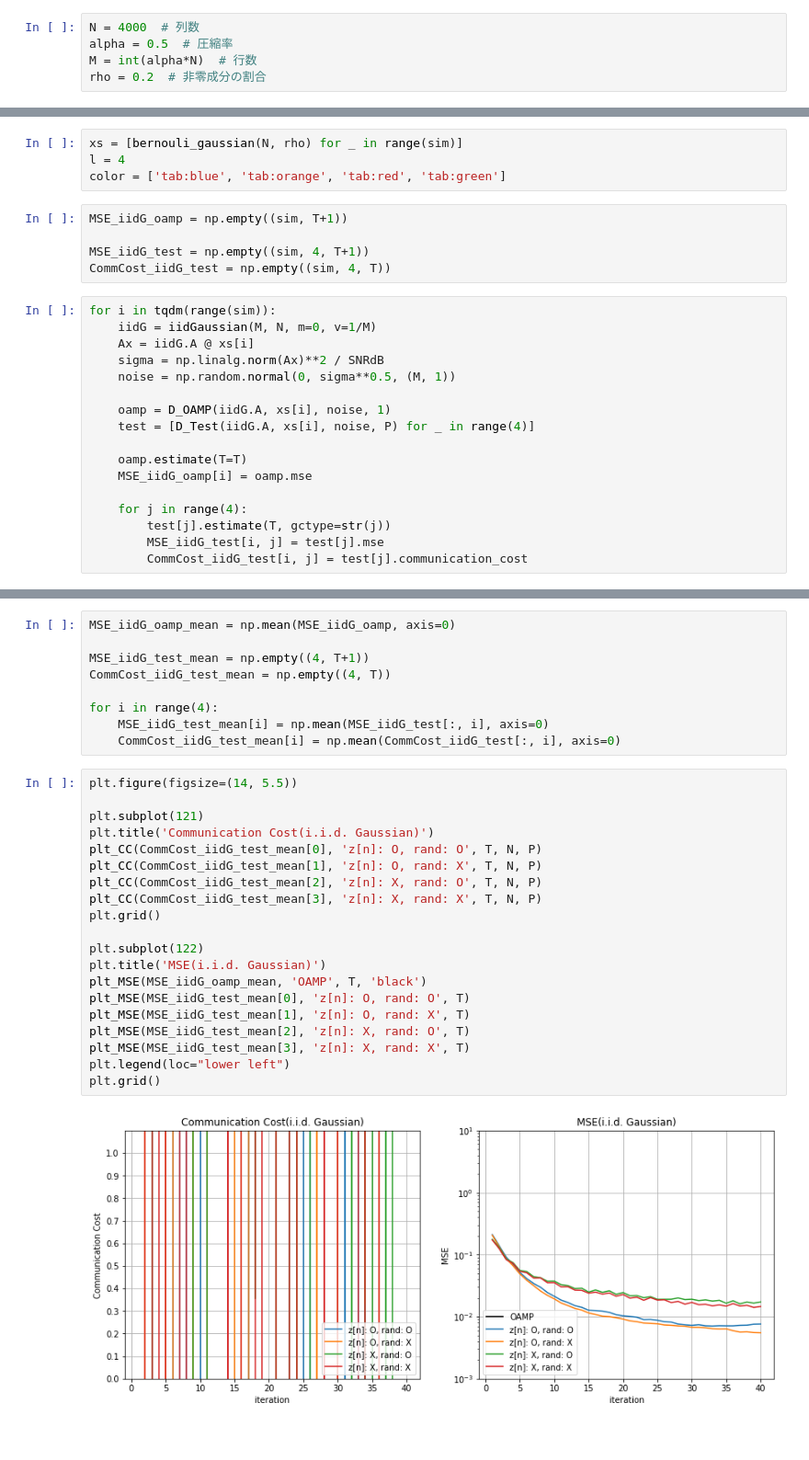
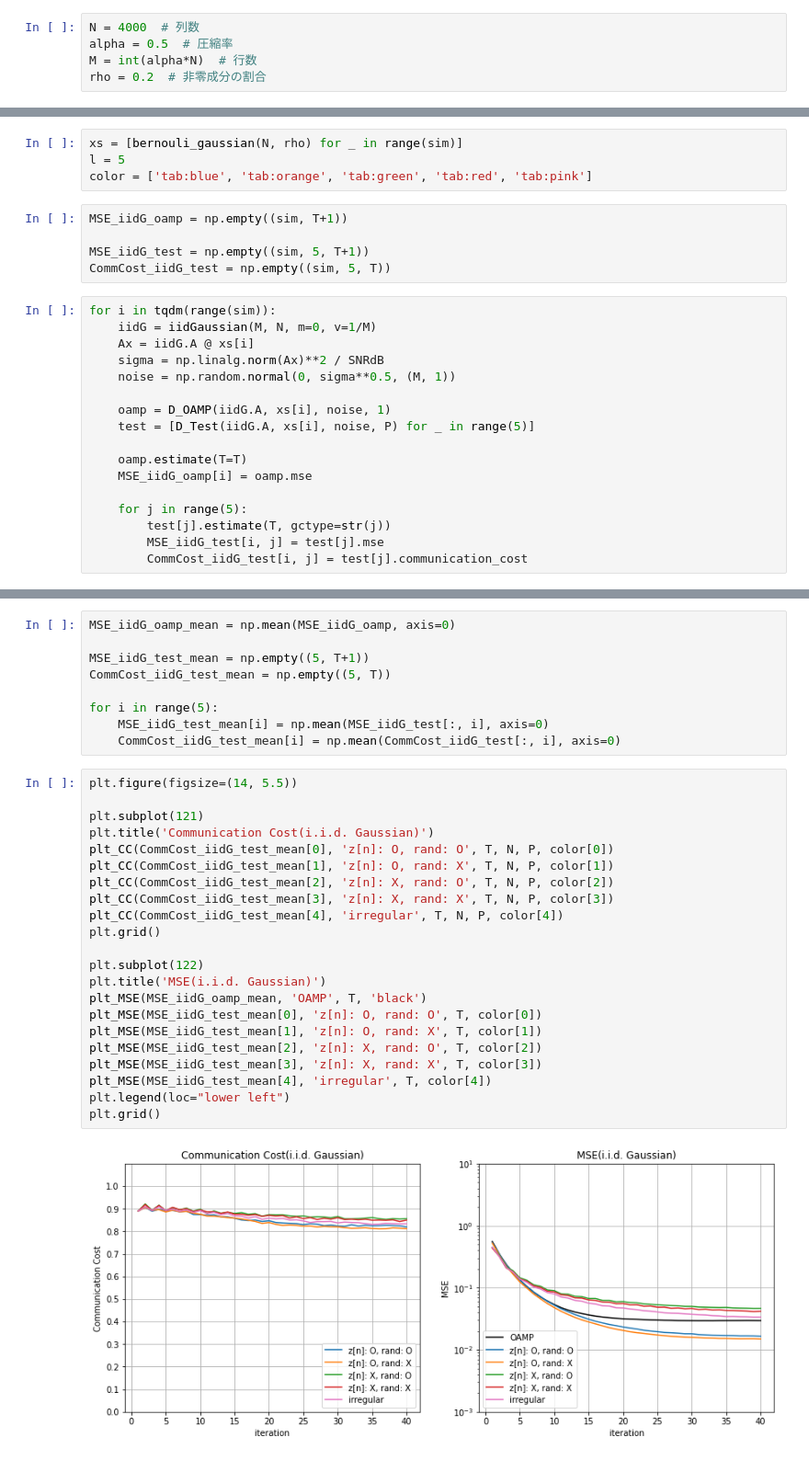
Before and after one commit to Qip21n0/Lassolver, a Jupyter notebook: examples/test.ipynb, the cells around one changed output, grey strips where cells are left out. Shown at 92% size. Drawn from its saved outputs; the diff is of its cells as text.

Commit message:
updated test jupyter notebook

```diff
--- a/examples/test.ipynb
+++ b/examples/test.ipynb
@@ -463,12 +533,12 @@ sim = 10  # 実験数
 # %%
 xs = [bernouli_gaussian(N, rho) for _ in range(sim)]
-l = 4
-color = ['tab:blue', 'tab:orange', 'tab:red', 'tab:green']
+l = 5
+color = ['tab:blue', 'tab:orange', 'tab:green', 'tab:red', 'tab:pink']
 # %%
 MSE_iidG_oamp = np.empty((sim, T+1))
 
-MSE_iidG_test = np.empty((sim, 4, T+1))
-CommCost_iidG_test = np.empty((sim, 4, T))
+MSE_iidG_test = np.empty((sim, 5, T+1))
+CommCost_iidG_test = np.empty((sim, 5, T))
 # %%
 for i in tqdm(range(sim)):
     iidG = iidGaussian(M, N, m=0, v=1/M)
@@ -477,12 +547,12 @@ for i in tqdm(range(sim)):
     noise = np.random.normal(0, sigma**0.5, (M, 1))
 
     oamp = D_OAMP(iidG.A, xs[i], noise, 1)
-    test = [D_Test(iidG.A, xs[i], noise, P) for _ in range(4)]
+    test = [D_Test(iidG.A, xs[i], noise, P) for _ in range(5)]
 
     oamp.estimate(T=T)
     MSE_iidG_oamp[i] = oamp.mse
 
-    for j in range(4):
+    for j in range(5):
         test[j].estimate(T, gctype=str(j))
         MSE_iidG_test[i, j] = test[j].mse
         CommCost_iidG_test[i, j] = test[j].communication_cost
@@ -491,31 +559,33 @@ KeyboardInterrupt: ignored
 # %%
 MSE_iidG_oamp_mean = np.mean(MSE_iidG_oamp, axis=0)
 
-MSE_iidG_test_mean = np.empty((4, T+1))
-CommCost_iidG_test_mean = np.empty((4, T))
+MSE_iidG_test_mean = np.empty((5, T+1))
+CommCost_iidG_test_mean = np.empty((5, T))
 
-for i in range(4):
+for i in range(5):
     MSE_iidG_test_mean[i] = np.mean(MSE_iidG_test[:, i], axis=0)
     CommCost_iidG_test_mean[i] = np.mean(CommCost_iidG_test[:, i], axis=0)
 # %%
 plt.figure(figsize=(14, 5.5))
 
 plt.subplot(121)
 plt.title('Communication Cost(i.i.d. Gaussian)')
-plt_CC(CommCost_iidG_test_mean[0], 'z[n]: O, rand: O', T, N, P)
-plt_CC(CommCost_iidG_test_mean[1], 'z[n]: O, rand: X', T, N, P)
-plt_CC(CommCost_iidG_test_mean[2], 'z[n]: X, rand: O', T, N, P)
-plt_CC(CommCost_iidG_test_mean[3], 'z[n]: X, rand: X', T, N, P)
+plt_CC(CommCost_iidG_test_mean[0], 'z[n]: O, rand: O', T, N, P, color[0])
+plt_CC(CommCost_iidG_test_mean[1], 'z[n]: O, rand: X', T, N, P, color[1])
+plt_CC(CommCost_iidG_test_mean[2], 'z[n]: X, rand: O', T, N, P, color[2])
+plt_CC(CommCost_iidG_test_mean[3], 'z[n]: X, rand: X', T, N, P, color[3])
+plt_CC(CommCost_iidG_test_mean[4], 'irregular', T, N, P, color[4])
 plt.grid()
 
 plt.subplot(122)
 plt.title('MSE(i.i.d. Gaussian)')
 plt_MSE(MSE_iidG_oamp_mean, 'OAMP', T, 'black')
-plt_MSE(MSE_iidG_test_mean[0], 'z[n]: O, rand: O', T)
-plt_MSE(MSE_iidG_test_mean[1], 'z[n]: O, rand: X', T)
-plt_MSE(MSE_iidG_test_mean[2], 'z[n]: X, rand: O', T)
-plt_MSE(MSE_iidG_test_mean[3], 'z[n]: X, rand: X', T)
+plt_MSE(MSE_iidG_test_mean[0], 'z[n]: O, rand: O', T, color[0])
+plt_MSE(MSE_iidG_test_mean[1], 'z[n]: O, rand: X', T, color[1])
+plt_MSE(MSE_iidG_test_mean[2], 'z[n]: X, rand: O', T, color[2])
+plt_MSE(MSE_iidG_test_mean[3], 'z[n]: X, rand: X', T, color[3])
+plt_MSE(MSE_iidG_test_mean[4], 'irregular', T, color[4])
 plt.legend(loc="lower left")
 plt.grid()
 # %% [output]
-[figure, old version]
+[figure, new version]
```
Also changed, not shown: parts of 31 cells of this notebook.
